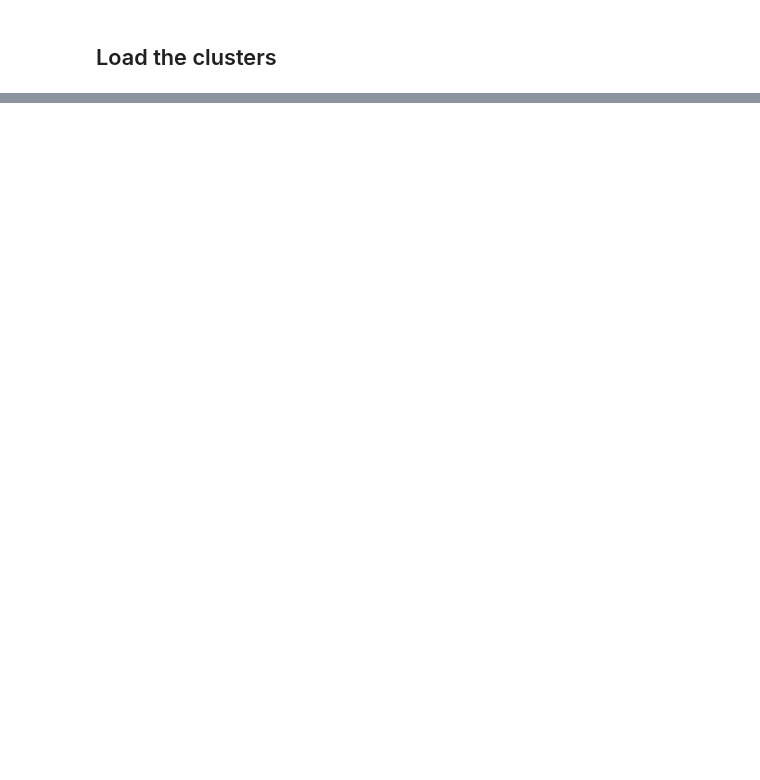
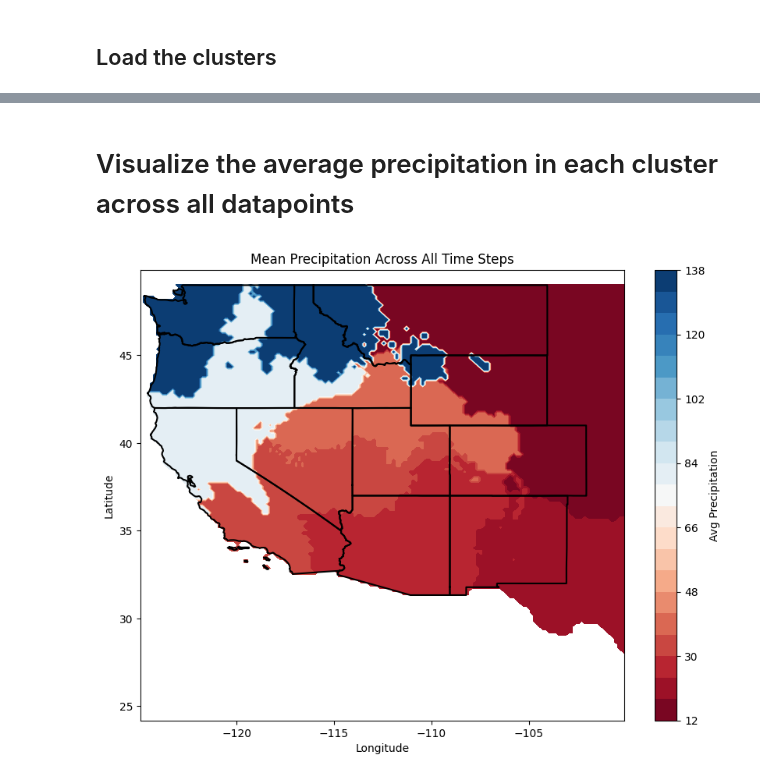
Before and after one commit to hwalters361/ML_rain_prediction, a Jupyter notebook: rain_data_analysis.ipynb, the cells around one changed output, grey strips where cells are left out. Cells and saved outputs as stored; diff of their text form; code cells hidden in the pictures; blank space fills up the shorter version.

```diff
--- a/rain_data_analysis.ipynb
+++ b/rain_data_analysis.ipynb
@@ -319,0 +158,28 @@ normalize the data per region/cluster, so that the percent change from baseline
+# %% [markdown]
+# Visualize the average precipitation in each cluster across all datapoints
+# %%
+def maskNans(plot):
+    nan_mask = np.isnan(clusters)
+    plot[nan_mask] = np.nan
+    return plot
+# %%
+# Compute the mean precipitation per cluster over all time steps
+mean_precip_per_pixel = np.mean(ppt_df['ppt_cluster'], axis=0)  # Shape (155, 150)
+
+maskNans(mean_precip_per_pixel)
+
+import numpy as np
+import matplotlib.pyplot as plt
+
+# Plot the mean precipitation per pixel
+plt.figure(figsize=(10, 7.5))
+xx, yy = np.meshgrid(lon, lat)
+plt.contourf(xx, yy, mean_precip_per_pixel, levels=20, cmap="RdBu")  # Adjust levels for clarity
+plt.colorbar(label="Avg Precipitation")
+show_states()
+plt.title("Mean Precipitation Across All Time Steps")
+plt.xlabel("Longitude")
+plt.ylabel("Latitude")
+plt.show()
+# %% [output]
+[figure, added]
```
Also changed, not shown: parts of 63 cells of this notebook, 3 other files.
